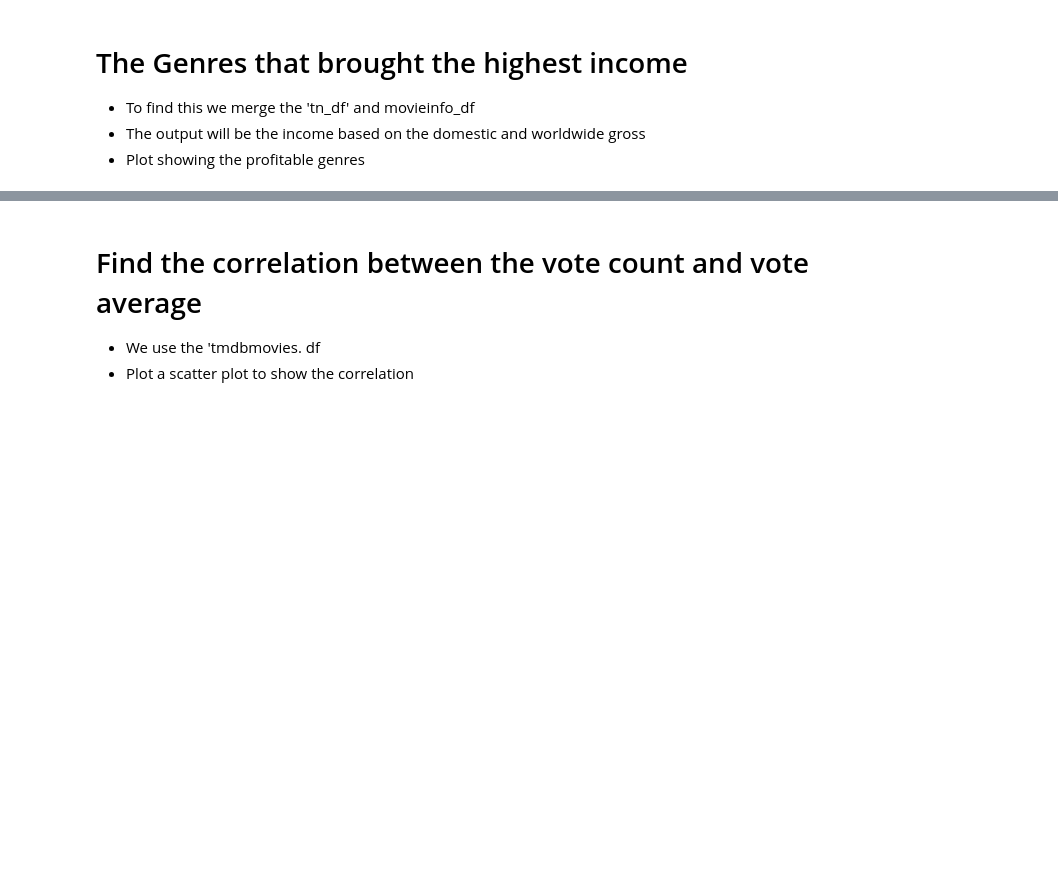
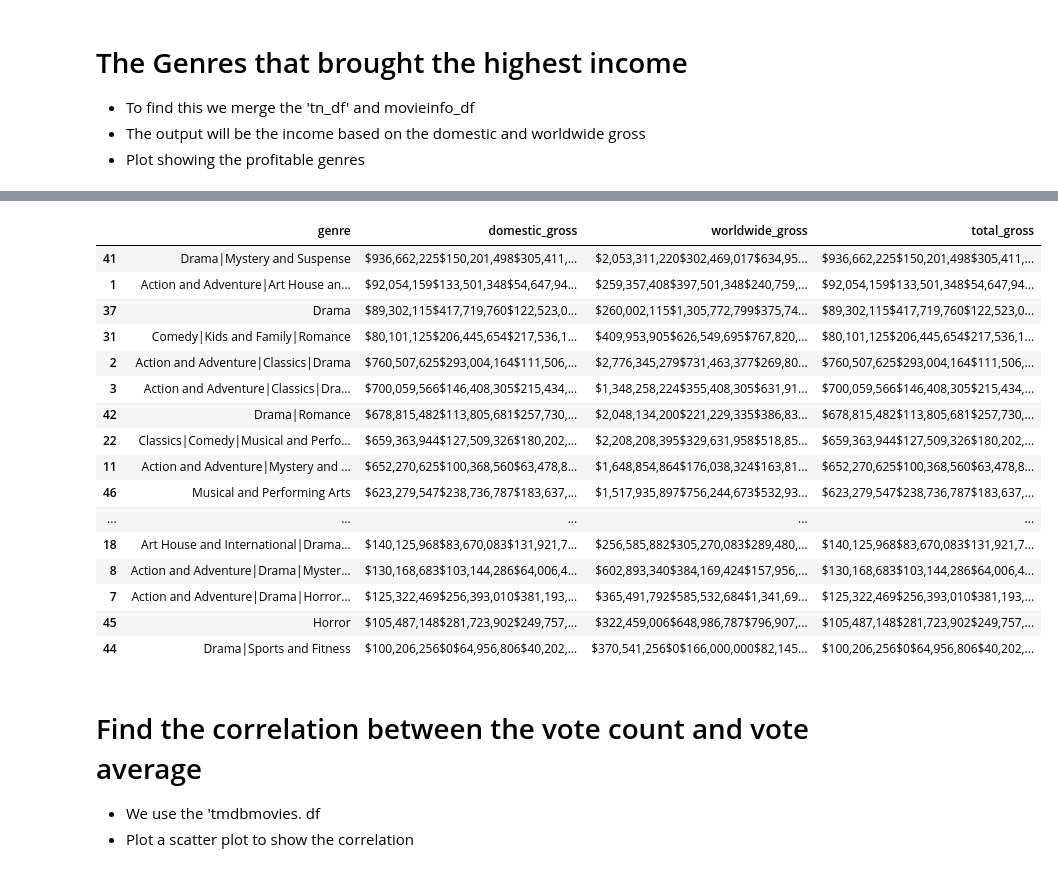
Before and after one commit to Edna722/Movie-Recommendation, a Jupyter notebook: Microsoft Film Project.ipynb, the cells around one changed output, grey strips where cells are left out. Drawn from its saved outputs; the diff is of its cells as text; code cells hidden in the pictures; blank space fills up the shorter version.

```diff
--- a/Microsoft Film Project.ipynb
+++ b/Microsoft Film Project.ipynb
@@ -498,3 +494,23 @@ genre_income.head(5)
+# %%
+genre_income.tail(100)
+# %% [output]
+|  | genre | domestic_gross | worldwide_gross | total_gross |
+| 41 | Drama|Mystery and Suspense | $936,662,225$150,201,498$305,411,... | $2,053,311,220$302,469,017$634,95... | $936,662,225$150,201,498$305,411,... |
+| 1 | Action and Adventure|Art House an... | $92,054,159$133,501,348$54,647,94... | $259,357,408$397,501,348$240,759,... | $92,054,159$133,501,348$54,647,94... |
+| 37 | Drama | $89,302,115$417,719,760$122,523,0... | $260,002,115$1,305,772,799$375,74... | $89,302,115$417,719,760$122,523,0... |
+| 31 | Comedy|Kids and Family|Romance | $80,101,125$206,445,654$217,536,1... | $409,953,905$626,549,695$767,820,... | $80,101,125$206,445,654$217,536,1... |
+| 2 | Action and Adventure|Classics|Drama | $760,507,625$293,004,164$111,506,... | $2,776,345,279$731,463,377$269,80... | $760,507,625$293,004,164$111,506,... |
+| 3 | Action and Adventure|Classics|Dra... | $700,059,566$146,408,305$215,434,... | $1,348,258,224$355,408,305$631,91... | $700,059,566$146,408,305$215,434,... |
+| 42 | Drama|Romance | $678,815,482$113,805,681$257,730,... | $2,048,134,200$221,229,335$386,83... | $678,815,482$113,805,681$257,730,... |
+| 22 | Classics|Comedy|Musical and Perfo... | $659,363,944$127,509,326$180,202,... | $2,208,208,395$329,631,958$518,85... | $659,363,944$127,509,326$180,202,... |
+| 11 | Action and Adventure|Mystery and ... | $652,270,625$100,368,560$63,478,8... | $1,648,854,864$176,038,324$163,81... | $652,270,625$100,368,560$63,478,8... |
+| 46 | Musical and Performing Arts | $623,279,547$238,736,787$183,637,... | $1,517,935,897$756,244,673$532,93... | $623,279,547$238,736,787$183,637,... |
+| ... | ... | ... | ... | ... |
+| 18 | Art House and International|Drama... | $140,125,968$83,670,083$131,921,7... | $256,585,882$305,270,083$289,480,... | $140,125,968$83,670,083$131,921,7... |
+| 8 | Action and Adventure|Drama|Myster... | $130,168,683$103,144,286$64,006,4... | $602,893,340$384,169,424$157,956,... | $130,168,683$103,144,286$64,006,4... |
+| 7 | Action and Adventure|Drama|Horror... | $125,322,469$256,393,010$381,193,... | $365,491,792$585,532,684$1,341,69... | $125,322,469$256,393,010$381,193,... |
+| 45 | Horror | $105,487,148$281,723,902$249,757,... | $322,459,006$648,986,787$796,907,... | $105,487,148$281,723,902$249,757,... |
+| 44 | Drama|Sports and Fitness | $100,206,256$0$64,956,806$40,202,... | $370,541,256$0$166,000,000$82,145... | $100,206,256$0$64,956,806$40,202,... |
 # %% [markdown]
 #  Find the correlation between the vote count and vote average
 * We use the 'tmdbmovies. df
```
Also changed, not shown: parts of 8 cells of this notebook, 27 other files.
